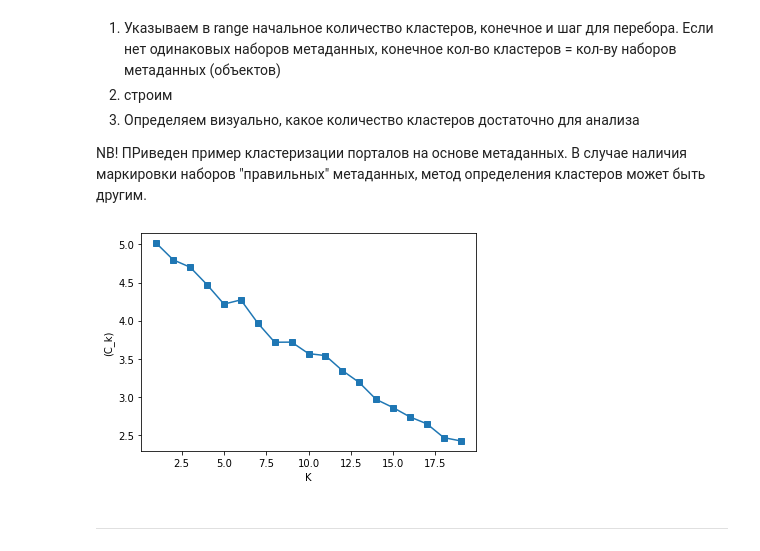
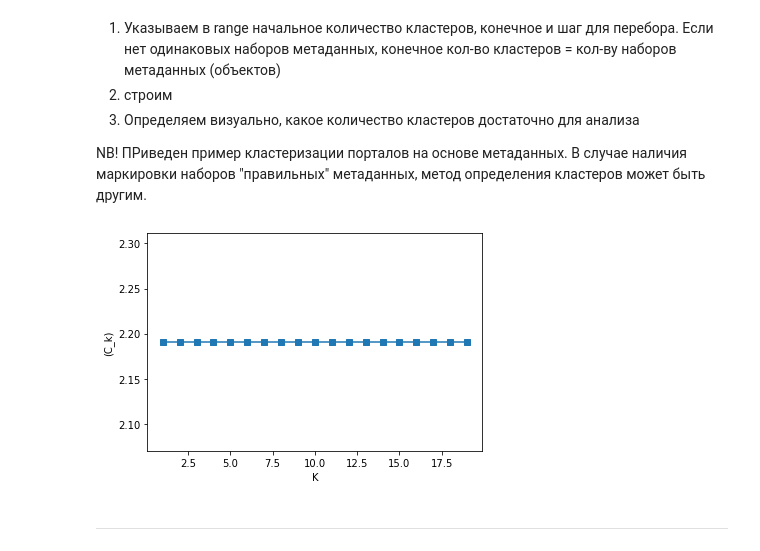
Before and after one commit to AlexHLinS/serverchallengesolution, a Jupyter notebook: Ezee_task3_solution.ipynb, the cells around one changed output. Cells and saved outputs as stored; diff of their text form; code cells hidden in the pictures.

```diff
--- a/Ezee_task3_solution.ipynb
+++ b/Ezee_task3_solution.ipynb
@@ -15,13 +15,18 @@
 # Импорт необходимых библиотек и прочие настройки
 import re
 import requests
+import time
+from selenium import webdriver
+from selenium.webdriver.common.keys import Keys
+from selenium.webdriver.support.ui import Select
+PATH_TO_CHROME_DRIVER = 'chrome_driver/chromedriver'
 from bs4 import BeautifulSoup as bs
 import json
 import pandas as pd
 pd.options.mode.chained_assignment = None
 from sklearn.cluster import MiniBatchKMeans
 from sklearn.feature_extraction.text import TfidfVectorizer, CountVectorizer
-
+from  fake_useragent import UserAgent
 from nltk.tokenize import sent_tokenize
 from nltk.tokenize import word_tokenize
 from pymorphy2 import MorphAnalyzer
@@ -31,13 +36,14 @@ import nltk
 
 PARSE_NOM_RESULT_FILE = "~nom_parse_result.json"
 
-GET_INN_URL = 'https://www.rusprofile.ru/search?query='
+#GET_INN_URL = 'https://www.rusprofile.ru/search?query='
+GET_INN_URL = 'https://yandex.ru/search/?text='
 GET_INN_URL_POSFIX = "&type=ul"
 
 EGRUL_URL = 'https://egrul.itsoft.ru/'
 REPUTATION_URL = 'https://vbankcenter.ru/contragent/'
 
-headers = {'user-agent': "User-Agent: Mozilla/5.0 (Macintosh; Intel Mac OS X 10_15_7) AppleWebKit/605.1.15 (KHTML, like Gecko) Version/15.3 Safari/605.1.15",
+headers = {'user-agent': UserAgent(verify_ssl=False).chrome,
            'accept-encoding': 'gzip, deflate, br',
            'accept-language': 'ru-RU,ru;q=0.9,en-US;q=0.8,en;q=0.7',
            'accept': "text/html,application/xhtml+xml,application/xml;q=0.9,image/webp,image/apng,*/*;q=0.8,application/signed-exchange;v=b3;q=0.9",
@@ -290,17 +305,18 @@ def getMetaDescrDF(title, host, headers):
     marketplaces = pd.DataFrame(columns=['Наименование', 'URL', 'Описание'])
 
     headers['host'] = host[8:]
-    req = requests.get(host, headers=headers)
-    if req.status_code != 200:
-        print(f"{host} -> {req.status_code}")
-        return marketplaces
-    req.encoding = 'utf-8'
-    parsed = bs(req.text, 'lxml')
+    #req = requests.get(host, headers=headers)
+    driver = webdriver.Chrome(PATH_TO_CHROME_DRIVER)
+    driver.implicitly_wait(2)
+    driver.get(host)
+    req = driver.page_source
+    #req.encoding = 'utf-8'
+    parsed = bs(req, 'lxml')
     meta = parsed.find_all('meta', {'name': 'description'})
     for m in meta:
         marketplaces = marketplaces.append(
             {'Наименование': title, 'URL': host, 'Описание': str(m['content'])}, ignore_index=True)
-
+    driver.close()
     return marketplaces
 
 parsed_meta = pd.DataFrame(columns=['Наименование', 'URL', 'Описание'])
@@ -424,14 +432,14 @@ NB! ПРиведен пример кластеризации порталов н
 # %%
 inertia = []
 for k in range(1,20,1):
-    mbk  = MiniBatchKMeans(n_clusters=k,init='random', random_state=1).fit(tfidf_matrix)
+    mbk  = MiniBatchKMeans(n_clusters=5,init='random', random_state=1).fit(tfidf_matrix)
     inertia.append(np.sqrt(mbk.inertia_))
 plt.plot(range(1,20,1),inertia,marker='s')
 plt.xlabel('K')
 plt.ylabel('(C_k)')
 plt.show()
 # %% [output]
-[figure, old version]
+[figure, new version]
 # %% [markdown]
 ***
 # %% [markdown]
```
Also changed, not shown: parts of 8 cells of this notebook, 2 other files.
